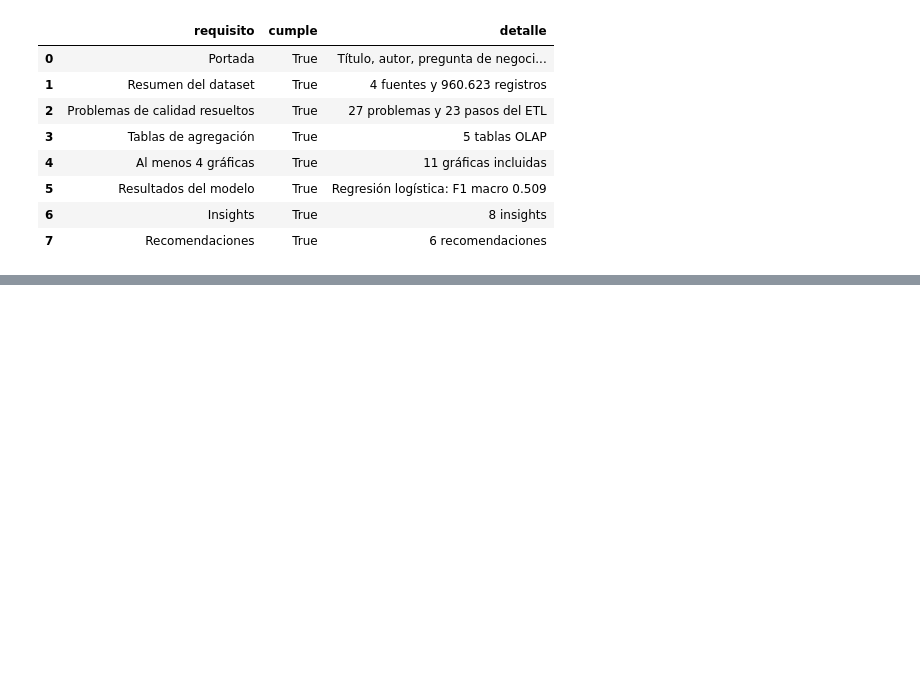
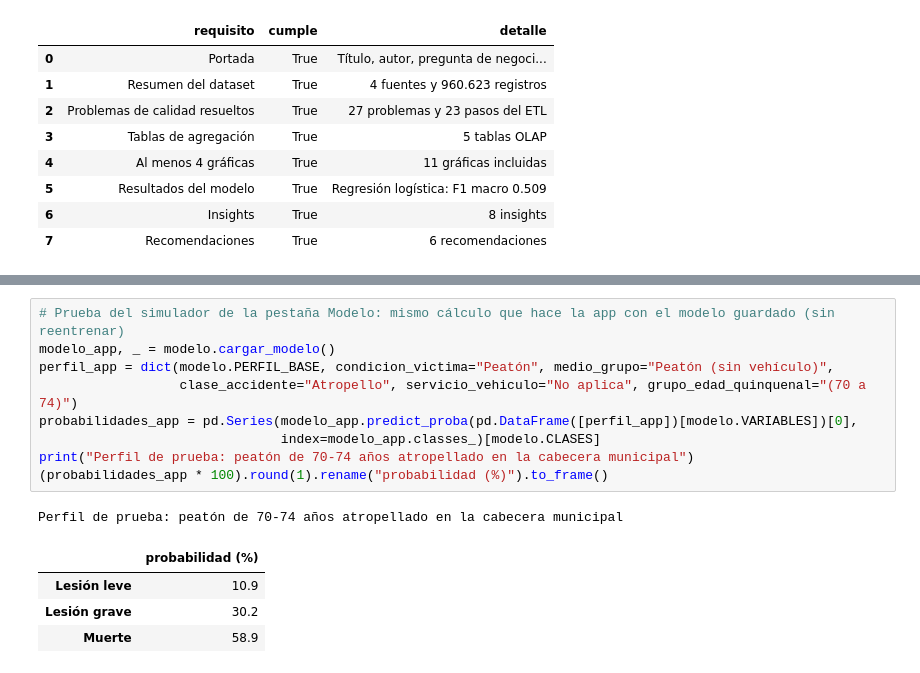
Before and after one commit to ingjuancrojasl-crypto/Rojas_Juan_BigData_ProyectoFinal, a Jupyter notebook: notebooks/Rojas_Juan_BigData_ProyectoFinal.ipynb, the cells around one changed output, grey strips where cells are left out. Cells and saved outputs as stored; diff of their text form; blank space fills up the shorter version.

```diff
--- a/notebooks/Rojas_Juan_BigData_ProyectoFinal.ipynb
+++ b/notebooks/Rojas_Juan_BigData_ProyectoFinal.ipynb
@@ -1686,0 +1725,15 @@ python src/reporte_pdf.py
+# %%
+# Prueba del simulador de la pestaña Modelo: mismo cálculo que hace la app con el modelo guardado (sin reentrenar)
+modelo_app, _ = modelo.cargar_modelo()
+perfil_app = dict(modelo.PERFIL_BASE, condicion_victima="Peatón", medio_grupo="Peatón (sin vehículo)",
+                  clase_accidente="Atropello", servicio_vehiculo="No aplica", grupo_edad_quinquenal="(70 a 74)")
+probabilidades_app = pd.Series(modelo_app.predict_proba(pd.DataFrame([perfil_app])[modelo.VARIABLES])[0],
+                               index=modelo_app.classes_)[modelo.CLASES]
+print("Perfil de prueba: peatón de 70-74 años atropellado en la cabecera municipal")
+(probabilidades_app * 100).round(1).rename("probabilidad (%)").to_frame()
+# %% [output]
+Perfil de prueba: peatón de 70-74 años atropellado en la cabecera municipal
+|  | probabilidad (%) |
+| Lesión leve | 10.9 |
+| Lesión grave | 30.2 |
+| Muerte | 58.9 |
```
Also changed, not shown: parts of 28 cells of this notebook.
